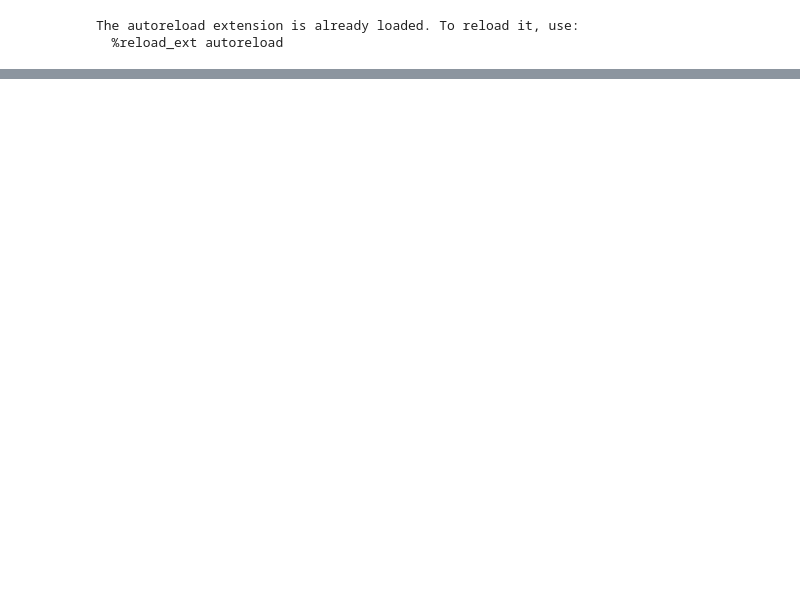
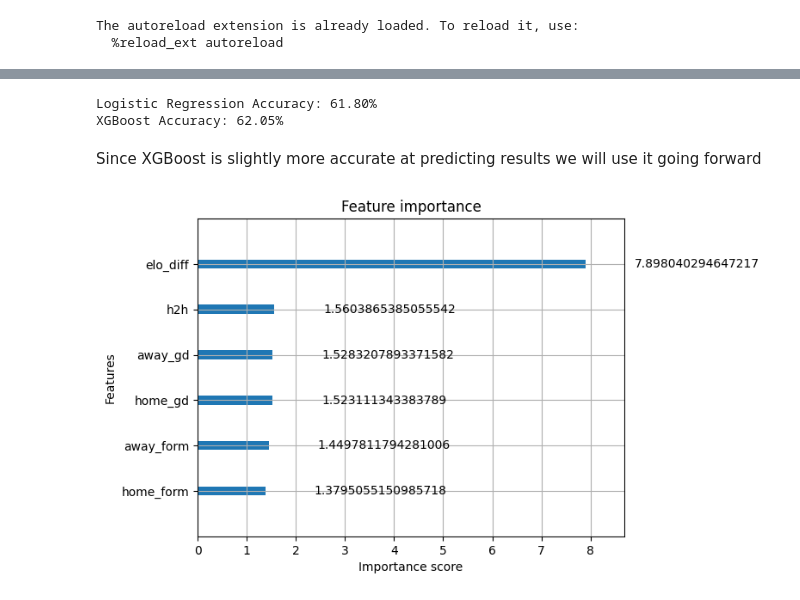
Before and after one commit to arms-and-hands155/WC2026-Predictor, a Jupyter notebook: notebooks/02_model.ipynb, the cells around one changed output, grey strips where cells are left out. Drawn from its saved outputs; the diff is of its cells as text; code cells hidden in the pictures; blank space fills up the shorter version.

Commit message:
Starting work with the models by finding which is more accurate and more

```diff
--- a/notebooks/02_model.ipynb
+++ b/notebooks/02_model.ipynb
@@ -35,0 +28,12 @@ X_train_scaled = X_train.copy()
+# %%
+features = ['elo_diff', 'home_form', 'away_form', 'h2h', 'home_gd', 'away_gd']
+X_train = training_set[features]
+y = training_set['target']
+
+z = StandardScaler()
+X_scaled = z.fit_transform(X_train)
+lr_model = LogisticRegression()
+lr_model.fit(X_scaled, y)
+
+xgb_model = xgb.XGBClassifier()
+xgb_model.fit(X_train, y)
@@ -35,0 +52,24 @@ X_train_scaled = X_train.copy()
+# %%
+X_test = test_set[features]
+y_test = test_set['target']
+
+X_test_scaled = z.transform(X_test)
+
+lr_preds = lr_model.predict(X_test_scaled)
+xgb_preds = xgb_model.predict(X_test)
+
+# 4. See who got more right!
+print(f"Logistic Regression Accuracy: {accuracy_score(y_test, lr_preds):.2%}")
+print(f"XGBoost Accuracy: {accuracy_score(y_test, xgb_preds):.2%}")
+# %% [output]
+Logistic Regression Accuracy: 61.80%
+XGBoost Accuracy: 62.05%
+# %% [markdown]
+Since XGBoost is slightly more accurate at predicting results we will use it going forward
+# %%
+#Finding the MVP
+importance_score = xgb_model.get_booster().get_score(importance_type='gain')
+xgb.plot_importance(xgb_model, importance_type='gain')
+plt.show()
+# %% [output]
+[figure, added]
```
Also changed, not shown: parts of 7 cells of this notebook, 2 other files.
